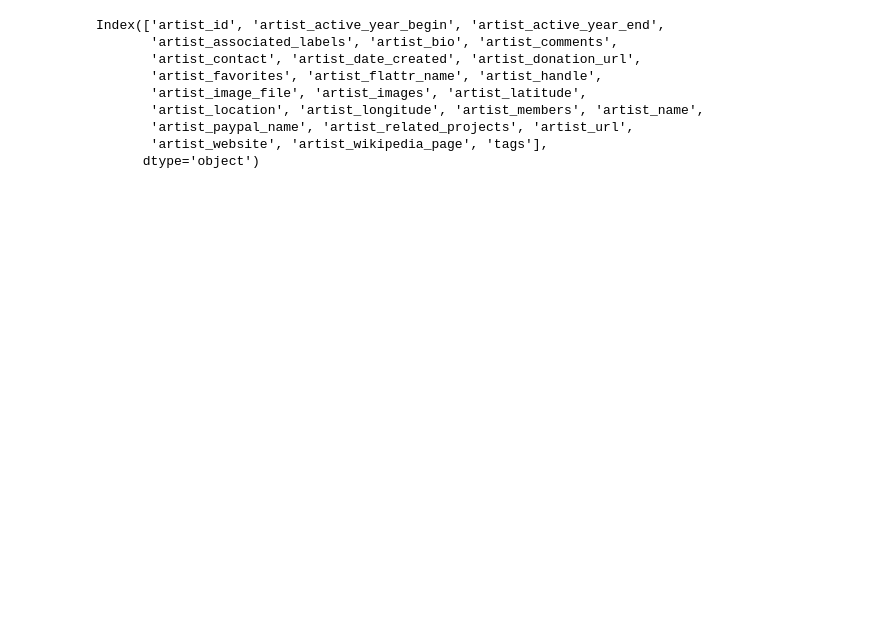
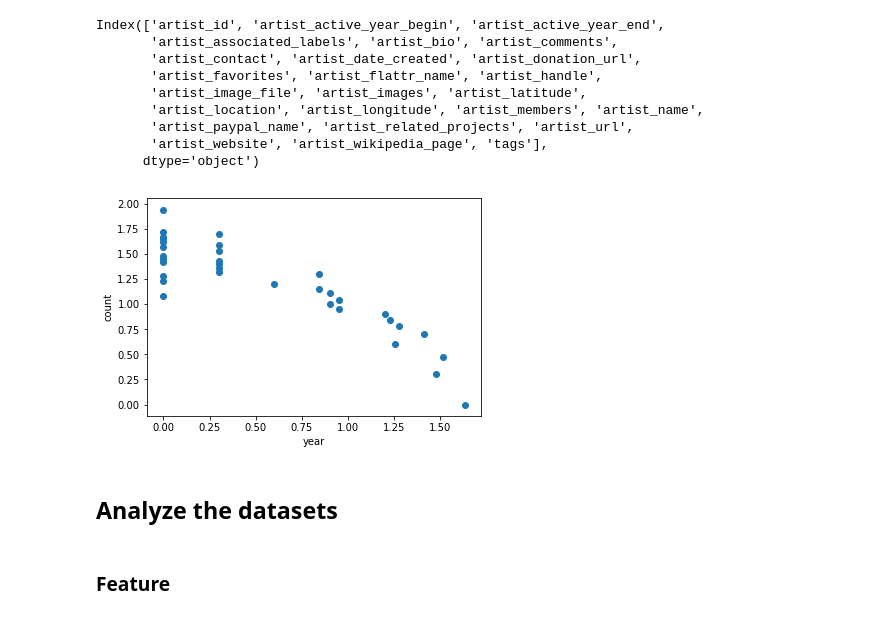
Before and after one commit to Evelios/gen-really, a Jupyter notebook: POCS_final.ipynb, the cells around one changed output. Cells and saved outputs as stored; diff of their text form; code cells hidden in the pictures; blank space fills up the shorter version.

```diff
--- a/POCS_final.ipynb
+++ b/POCS_final.ipynb
@@ -212,3 +236,21 @@ for i in active.keys():
     begin = active[i][0]
     end = active[i][1]
     active_year.append(end-begin)
+# %%
+year_count = {}
+for i in active_year:
+    if i not in year_count.keys():
+        year_count[i] = 1
+    else:
+        year_count[i] = year_count[i] + 1
+# %%
+count = list(year_count.keys())
+year = list(year_count.values())
+plt.scatter(np.log10(year),np.log10(count))
+plt.xlabel('year')
+plt.ylabel('count')
+plt.show()
+# %% [output]
+[figure, added]
+# %% [markdown]
+## Analyze the datasets
@@ -214,0 +281,2 @@ for i in active.keys():
+# %% [markdown]
+### Feature
```
Also changed, not shown: parts of 44 cells of this notebook.
